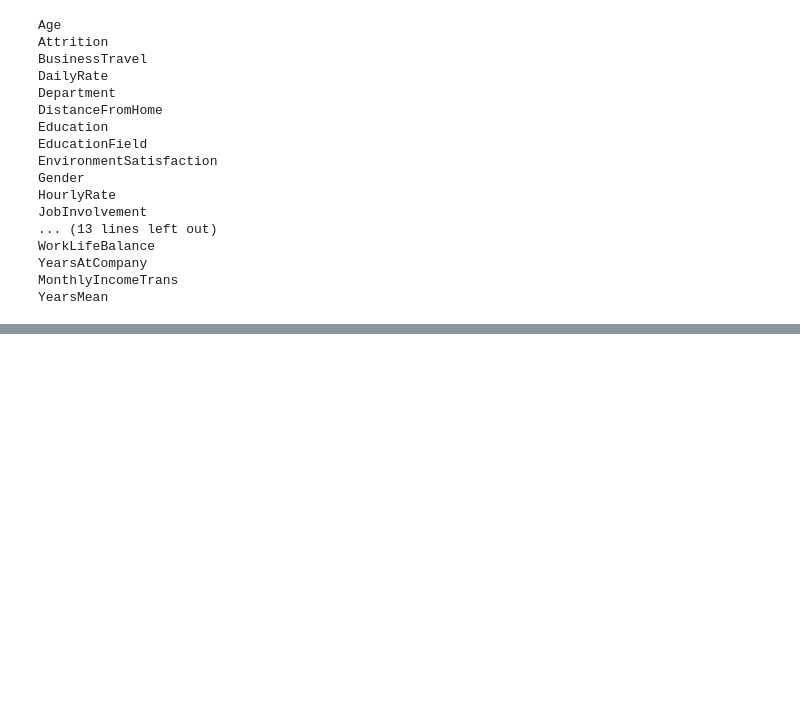
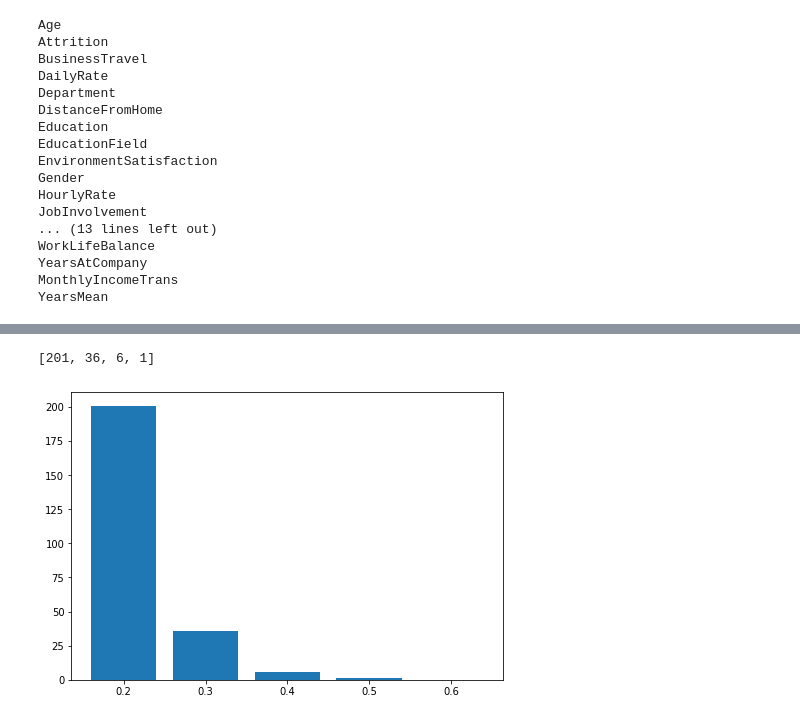
Before and after one commit to samucucchi/DataMining-1, a Jupyter notebook: AssociationRules-attrition.ipynb, the cells around one changed output, grey strips where cells are left out. Cells and saved outputs as stored; diff of their text form; code cells hidden in the pictures; blank space fills up the shorter version.

Commit message:
support grah

```diff
--- a/AssociationRules-attrition.ipynb
+++ b/AssociationRules-attrition.ipynb
@@ -179,0 +170,21 @@ sugg
+# %%
+length = list()
+array = pd.read_csv("./Dataset/AR.csv", header=None)
+
+for i in np.arange(0.1, 0.7, 0.1):
+    itemsets = apriori(array.values.tolist(), min_support=i, min_confidence=0.7, min_lift=1.01, min_length=2)
+    ar = list(itemsets)
+    length.append(len(ar))
+
+length[1:5]
+# %% [output]
+[201, 36, 6, 1]
+# %%
+import matplotlib.pyplot as plt
+fig = plt.figure()
+ax = fig.add_axes([0,0,1,1])
+langs = ['0.2', '0.3', '0.4', '0.5', '0.6']
+ax.bar(langs,length[1:6])
+plt.show()
+# %% [output]
+[figure, added]
```
Also changed, not shown: parts of 3 cells of this notebook.
